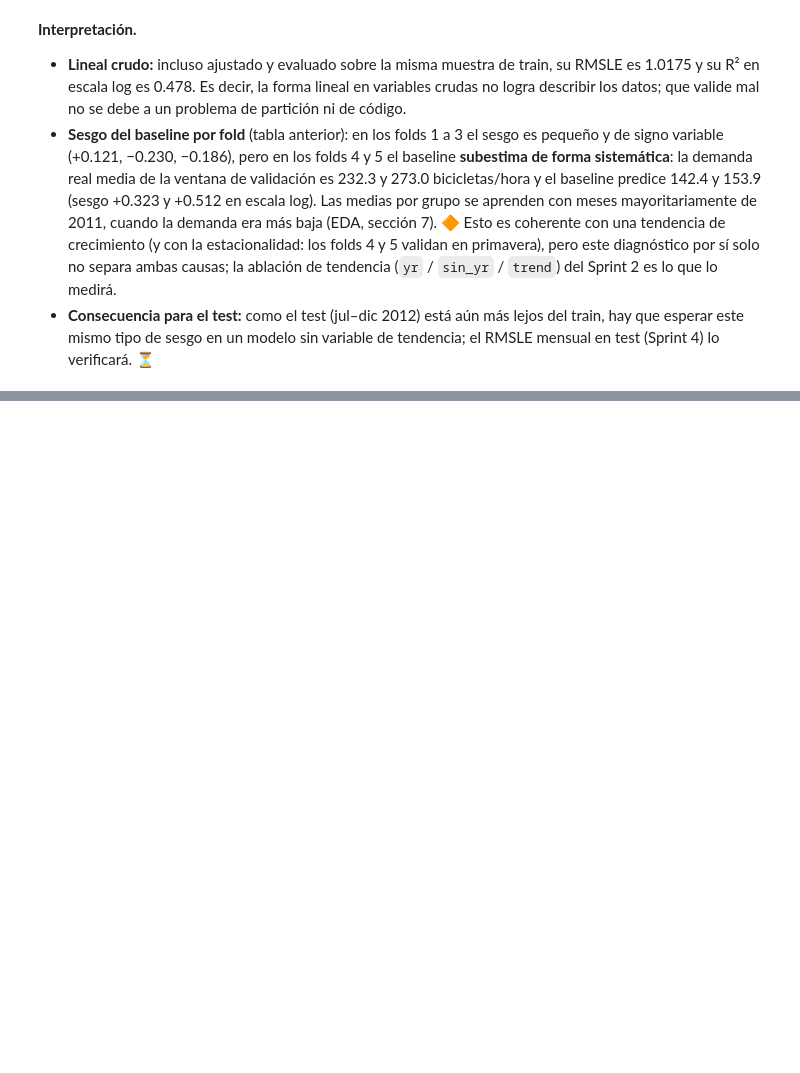
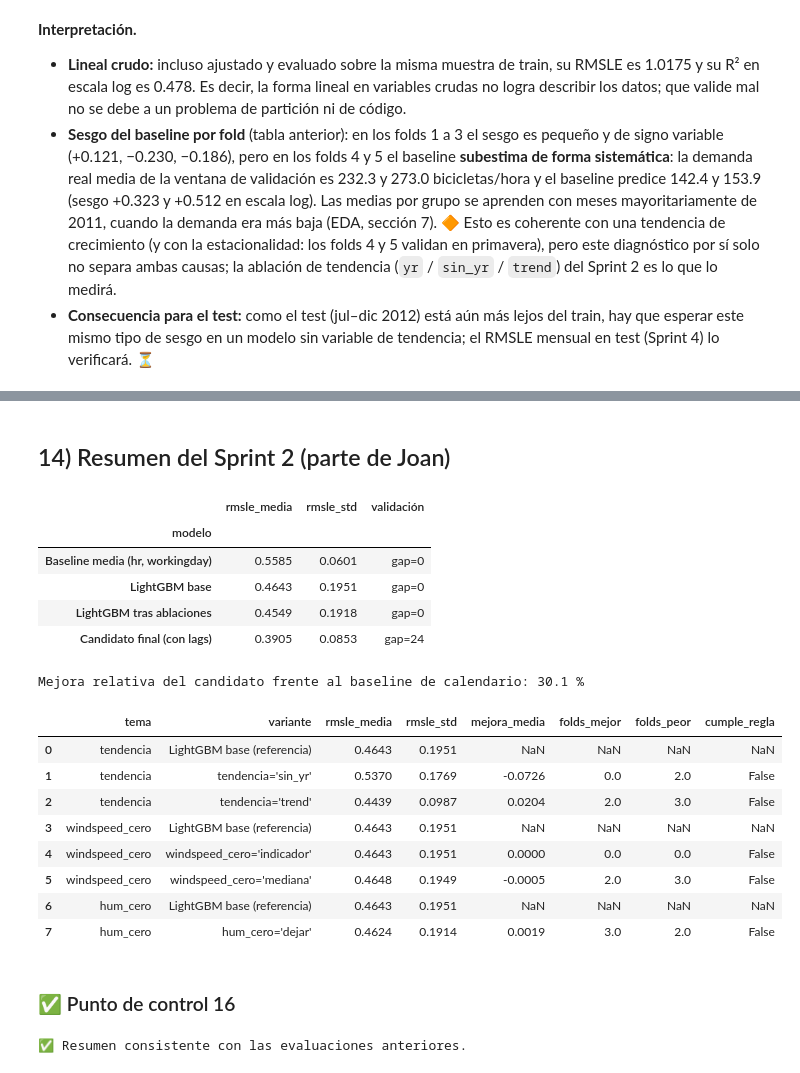
Before and after one commit to Joan-Riveros/bike-sharing-ml, a Jupyter notebook: notebooks/03_modelado_supervisado.ipynb, the cells around one changed output, grey strips where cells are left out. Saved outputs shown, nothing was run; the diff lists cells and outputs as text; code cells hidden in the pictures; blank space fills up the shorter version.

```diff
--- a/notebooks/03_modelado_supervisado.ipynb
+++ b/notebooks/03_modelado_supervisado.ipynb
@@ -304,0 +707,27 @@ LightGBM sobre `log1p(cnt)` con `build_preprocessor()`, tuning con `RandomizedSe
+# %%
+df_l = agregar_lags(df)                       # sobre la serie completa
+train_l, test_l = temporal_split(df_l)
+del test_l                                     # el test no se usa
+X_l, y_l = separar_xy(train_l)
+print("Columnas nuevas:", [c for c in X_l.columns if c.startswith("lag_")], "| NaN lag_24:", int(X_l["lag_24"].isna().sum()), "| NaN lag_168:", int(X_l["lag_168"].isna().sum()))
+
+# Verificación de que el lag solo mira el pasado
+t_ej = X_l.index[1000]
+assert np.isclose(X_l.loc[t_ej, "lag_24"], df.loc[t_ej - pd.Timedelta(hours=24), "cnt"], equal_nan=True)
+assert np.isclose(X_l.loc[t_ej, "lag_168"], df.loc[t_ej - pd.Timedelta(hours=168), "cnt"], equal_nan=True)
+
+cv_gap = get_cv(gap=CFG_LGBM["gap_con_lags"])
+print(cv_gap)
+variantes_lag = {"sin lags (referencia, gap=24)": (), "lag_24": ("lag_24",), "lag_168": ("lag_168",), "lag_24 + lag_168": ("lag_24", "lag_168")}
+res_lag = {}
+for nombre, lg in variantes_lag.items():
+    res_lag[nombre] = evaluar_variante(nombre, prep_kw={**REF["prep"], "lags": lg}, params={**PARAMS_FINAL}, X=X_l, y=y_l, cv_=cv_gap,
+                                       log_target=(OBJETIVO != "poisson"))
+ref_lag = res_lag["sin lags (referencia, gap=24)"][0]
+filas = []
+for nombre, (pf, rs) in res_lag.items():
+    c = comparar(ref_lag, pf)
+    filas.append({"variante": nombre, "rmsle_media": rs["rmsle_media"], "rmsle_std": rs["rmsle_std"],
+                  **{f"f{k}": v for k, v in zip(range(1, 6), pf["rmsle"])}, **c})
+tabla_lags = pd.DataFrame(filas)
+display(tabla_lags.round(4))
@@ -304,0 +770,4 @@ LightGBM sobre `log1p(cnt)` con `build_preprocessor()`, tuning con `RandomizedSe
+# %%
+c_lag = tabla_lags.set_index("variante").loc["lag_24 + lag_168"]
+USAR_LAGS = bool(c_lag["cumple_regla"])
+print("¿Se adoptan los lags 24 + 168?", USAR_LAGS)
@@ -304,0 +815,39 @@ LightGBM sobre `log1p(cnt)` con `build_preprocessor()`, tuning con `RandomizedSe
+# %% [markdown]
+## 14) Resumen del Sprint 2 (parte de Joan)
+# %%
+BASELINE_PLAN = "Media (hr, workingday) · plan: media de cnt"
+final_rs = res_lag["lag_24 + lag_168"][1] if USAR_LAGS else REF["rs"]
+resumen_final = pd.DataFrame([
+    {"modelo": "Baseline media (hr, workingday)", "rmsle_media": float(tabla.loc[BASELINE_PLAN, "rmsle_media"]), "rmsle_std": float(tabla.loc[BASELINE_PLAN, "rmsle_std"]), "validación": "gap=0"},
+    {"modelo": "LightGBM base", "rmsle_media": rs_base["rmsle_media"], "rmsle_std": rs_base["rmsle_std"], "validación": "gap=0"},
+    {"modelo": "LightGBM tras ablaciones", "rmsle_media": REF["rs"]["rmsle_media"], "rmsle_std": REF["rs"]["rmsle_std"], "validación": "gap=0"},
+    {"modelo": "Candidato final (" + ("con lags" if USAR_LAGS else "sin lags") + ")", "rmsle_media": final_rs["rmsle_media"], "rmsle_std": final_rs["rmsle_std"], "validación": "gap=24" if USAR_LAGS else "gap=0"},
+]).set_index("modelo")
+display(resumen_final.round(4))
+base_ref = resumen_final.loc["Baseline media (hr, workingday)", "rmsle_media"]
+print(f"Mejora relativa del candidato frente al baseline de calendario: {(1 - final_rs['rmsle_media'] / base_ref) * 100:.1f} %")
+display(ablaciones[["tema", "variante", "rmsle_media", "rmsle_std", "mejora_media", "folds_mejor", "folds_peor", "cumple_regla"]].round(4))
+# %% [output]
+|  | rmsle_media | rmsle_std | validación |
+| modelo |  |  |  |
+| Baseline media (hr, workingday) | 0.5585 | 0.0601 | gap=0 |
+| LightGBM base | 0.4643 | 0.1951 | gap=0 |
+| LightGBM tras ablaciones | 0.4549 | 0.1918 | gap=0 |
+| Candidato final (con lags) | 0.3905 | 0.0853 | gap=24 |
+Mejora relativa del candidato frente al baseline de calendario: 30.1 %
+|  | tema | variante | rmsle_media | rmsle_std | mejora_media | folds_mejor | folds_peor | cumple_regla |
+| 0 | tendencia | LightGBM base (referencia) | 0.4643 | 0.1951 | NaN | NaN | NaN | NaN |
+| 1 | tendencia | tendencia='sin_yr' | 0.5370 | 0.1769 | -0.0726 | 0.0 | 2.0 | False |
+| 2 | tendencia | tendencia='trend' | 0.4439 | 0.0987 | 0.0204 | 2.0 | 3.0 | False |
+| 3 | windspeed_cero | LightGBM base (referencia) | 0.4643 | 0.1951 | NaN | NaN | NaN | NaN |
+| 4 | windspeed_cero | windspeed_cero='indicador' | 0.4643 | 0.1951 | 0.0000 | 0.0 | 0.0 | False |
+| 5 | windspeed_cero | windspeed_cero='mediana' | 0.4648 | 0.1949 | -0.0005 | 2.0 | 3.0 | False |
+| 6 | hum_cero | LightGBM base (referencia) | 0.4643 | 0.1951 | NaN | NaN | NaN | NaN |
+| 7 | hum_cero | hum_cero='dejar' | 0.4624 | 0.1914 | 0.0019 | 3.0 | 2.0 | False |
+# %% [markdown]
+### ✅ Punto de control 16
+# %%
+assert np.isfinite(resumen_final.loc["Candidato final (" + ("con lags" if USAR_LAGS else "sin lags") + ")", "rmsle_media"])
+print("✅ Resumen consistente con las evaluaciones anteriores.")
+# %% [output]
+✅ Resumen consistente con las evaluaciones anteriores.
```
Also changed, not shown: parts of 55 cells of this notebook, 5 other files.
